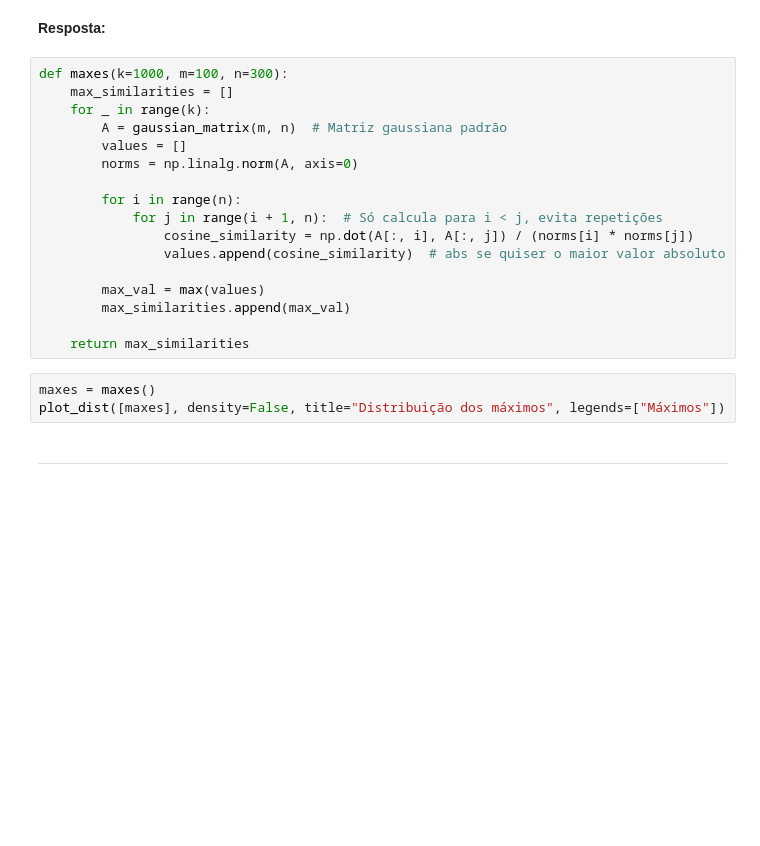
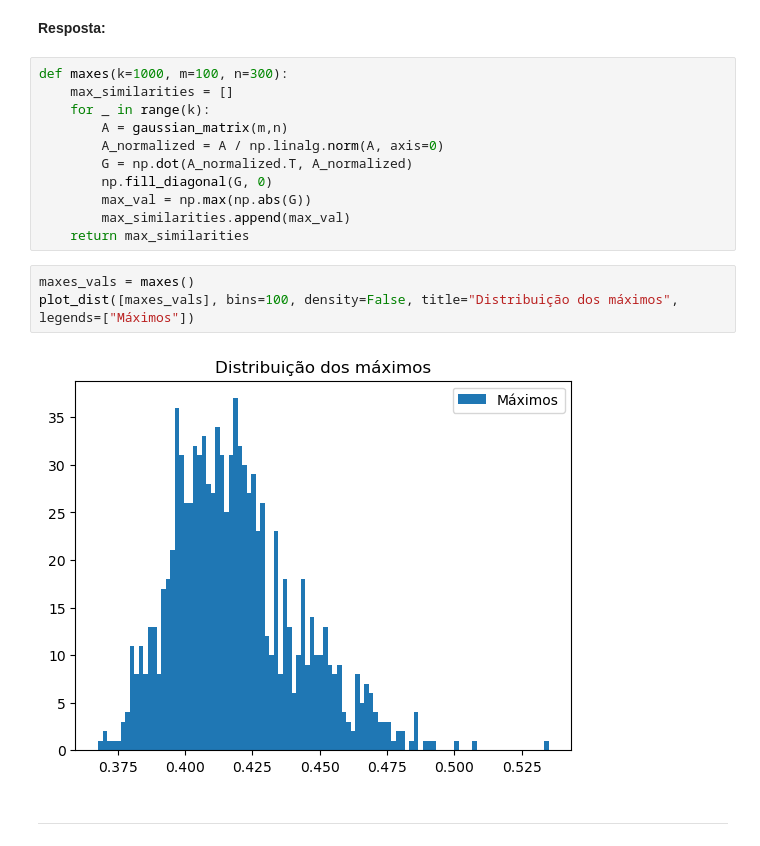
Before and after one commit to alexoliveiraFGV24/rand_nla, a Jupyter notebook: final/Projeto4.ipynb, the cells around one changed output. Saved outputs shown, nothing was run; the diff lists cells and outputs as text; blank space fills up the shorter version.

```diff
--- a/final/Projeto4.ipynb
+++ b/final/Projeto4.ipynb
@@ -81,26 +79,22 @@ plot_dist([prods, compare], ["Produto interno", "N(0, 10)"], "Distribuição do
 #### c) **A distribuição do máximo** Queremos ver quão “não ortogonal” é a matriz $A$. Para isto, vamos estudar o máximo de $\frac{⟨A_i, A_j⟩}{||A_i||||A_j||}$ entre colunas distintas de uma matriz gaussiana $A$. Para isto, gere $K = 1000$ matrizes gaussianas $A_k$ de ordem $100 × 300$, calcule o máximo indicado acima, e faça um histograma dos $K$ valores obtidos.
 # %% [markdown]
 **Resposta:**
-# %%
-def maxes(k=1000, m=100, n=300):
-    max_similarities = []
-    for _ in range(k):
-        A = gaussian_matrix(m, n)  # Matriz gaussiana padrão
-        values = []
-        norms = np.linalg.norm(A, axis=0)
-
-        for i in range(n):
-            for j in range(i + 1, n):  # Só calcula para i < j, evita repetições
-                cosine_similarity = np.dot(A[:, i], A[:, j]) / (norms[i] * norms[j])
-                values.append(cosine_similarity)  # abs se quiser o maior valor absoluto
-
-        max_val = max(values)
-        max_similarities.append(max_val)
-
-    return max_similarities
-# %%
-maxes = maxes()
-plot_dist([maxes], density=False, title="Distribuição dos máximos", legends=["Máximos"])
+# %%
+def maxes(k=1000, m=100, n=300):
+    max_similarities = []
+    for _ in range(k):
+        A = gaussian_matrix(m,n)
+        A_normalized = A / np.linalg.norm(A, axis=0)
+        G = np.dot(A_normalized.T, A_normalized)
+        np.fill_diagonal(G, 0)
+        max_val = np.max(np.abs(G))
+        max_similarities.append(max_val)
+    return max_similarities
+# %%
+maxes_vals = maxes()
+plot_dist([maxes_vals], bins=100, density=False, title="Distribuição dos máximos", legends=["Máximos"])
+# %% [output]
+[figure, added]
 # %% [markdown]
 ---
 # %% [markdown]
```
Also changed, not shown: parts of 2 cells of this notebook.
